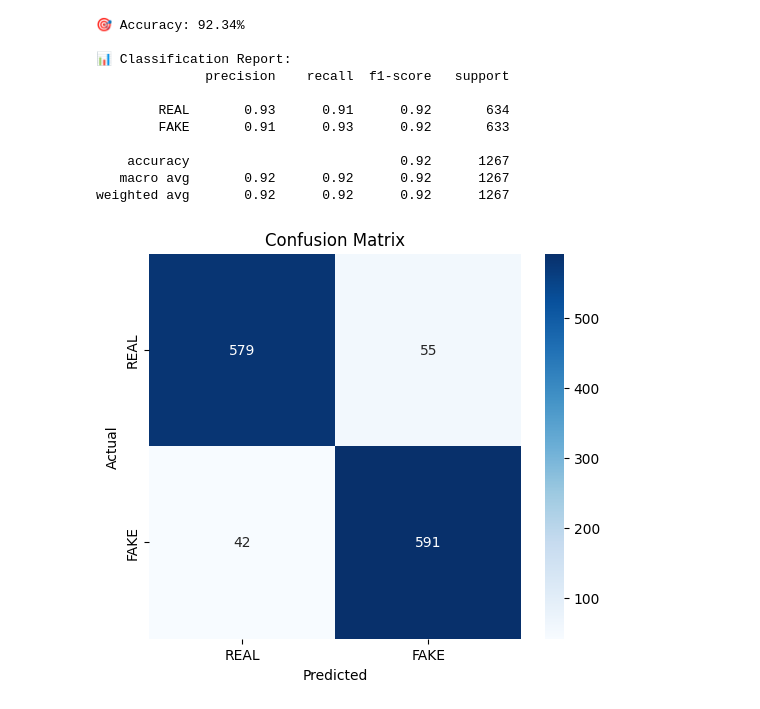
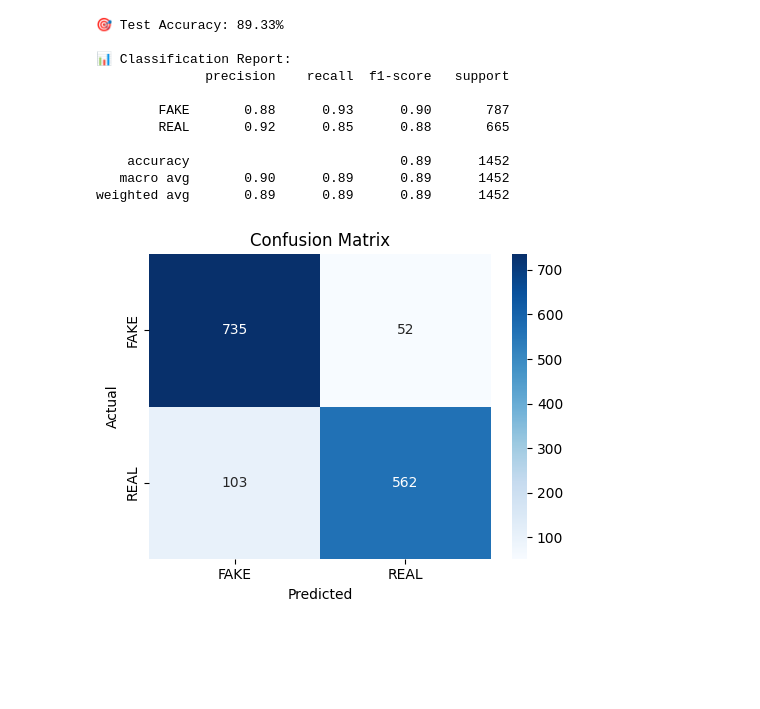
Before and after one commit to Arman2002-Dev/Fake-News-Detector---Project-1, a Jupyter notebook: Fake News Detector.ipynb, the cells around one changed output. Drawn from its saved outputs; the diff is of its cells as text; code cells hidden in the pictures; blank space fills up the shorter version.

```diff
--- a/Fake News Detector.ipynb
+++ b/Fake News Detector.ipynb
@@ -363,0 +252,16 @@ Training model...
+# %%
+# Cell 7: Train-Test Split
+from sklearn.model_selection import train_test_split
+from scipy.sparse import hstack, csr_matrix
+
+X_text = df['processed']
+y = df['label']
+
+# Split indices so we can split both text and numeric features
+idx_train, idx_test = train_test_split(
+    df.index, test_size=0.2, random_state=42, stratify=y
+)
+
+print(f'Train: {len(idx_train)}, Test: {len(idx_test)}')
+print(f'Train — REAL: {(y[idx_train]=="REAL").sum()}, FAKE: {(y[idx_train]=="FAKE").sum()}')
+print(f'Test  — REAL: {(y[idx_test]=="REAL").sum()}, FAKE: {(y[idx_test]=="FAKE").sum()}')
@@ -364,52 +308,45 @@ Training model...
 # %%
-"""
-EVALUATION
-"""
+# Cell 9: Train the Model
+from sklearn.linear_model import LogisticRegression
+from sklearn.metrics import accuracy_score, classification_report, confusion_matrix
 
-from sklearn.metrics import accuracy_score, classification_report, confusion_matrix
-import matplotlib.pyplot as plt
-import seaborn as sns
+model = LogisticRegression(
+    max_iter=1000,
+    random_state=42,
+    class_weight='balanced',  # handles FAKE/REAL imbalance
+    C=0.5                     # slightly more regularization for small dataset
+)
 
-# Predict
-y_pred = model.predict(X_test_tfidf)
-y_prob = model.predict_proba(X_test_tfidf)
+model.fit(X_train, y_train)
 
-# Accuracy
+y_pred = model.predict(X_test)
 accuracy = accuracy_score(y_test, y_pred)
-print(f"🎯 Accuracy: {accuracy*100:.2f}%")
 
-# Detailed report
-print(f"\n📊 Classification Report:")
-print(classification_report(y_test, y_pred, target_names=['REAL', 'FAKE']))
+print(f'🎯 Test Accuracy: {accuracy*100:.2f}%')
+print()
+print('📊 Classification Report:')
+print(classification_report(y_test, y_pred))
 
-# Confusion matrix
-cm = confusion_matrix(y_test, y_pred)
-plt.figure(figsize=(6, 5))
+# Confusion Matrix
+cm = confusion_matrix(y_test, y_pred, labels=['FAKE', 'REAL'])
+plt.figure(figsize=(5, 4))
 sns.heatmap(cm, annot=True, fmt='d', cmap='Blues',
-            xticklabels=['REAL', 'FAKE'],
-            yticklabels=['REAL', 'FAKE'])
+            xticklabels=['FAKE', 'REAL'], yticklabels=['FAKE', 'REAL'])
 plt.title('Confusion Matrix')
 plt.ylabel('Actual')
 plt.xlabel('Predicted')
+plt.tight_layout()
 plt.show()
-
-# Specific metrics
-tn, fp, fn, tp = cm.ravel()
-print(f"\nDetailed:")
-print(f"   True Negatives (correctly identified REAL): {tn}")
-print(f"   True Positives (correctly identified FAKE): {tp}")
-print(f"   False Positives (REAL called FAKE): {fp}")
-print(f"   False Negatives (FAKE called REAL): {fn}")
 # %% [output]
-🎯 Accuracy: 92.34%
+🎯 Test Accuracy: 89.33%
 
 📊 Classification Report:
               precision    recall  f1-score   support
 
-        REAL       0.93      0.91      0.92       634
-        FAKE       0.91      0.93      0.92       633
+        FAKE       0.88      0.93      0.90       787
+        REAL       0.92      0.85      0.88       665
 
-    accuracy                           0.92      1267
-   macro avg       0.92      0.92      0.92      1267
-weighted avg       0.92      0.92      0.92      1267
+    accuracy                           0.89      1452
+   macro avg       0.90      0.89      0.89      1452
+weighted avg       0.89      0.89      0.89      1452
-[figure, old version]
+[figure, new version]
```
Also changed, not shown: parts of 33 cells of this notebook, 11 other files.
